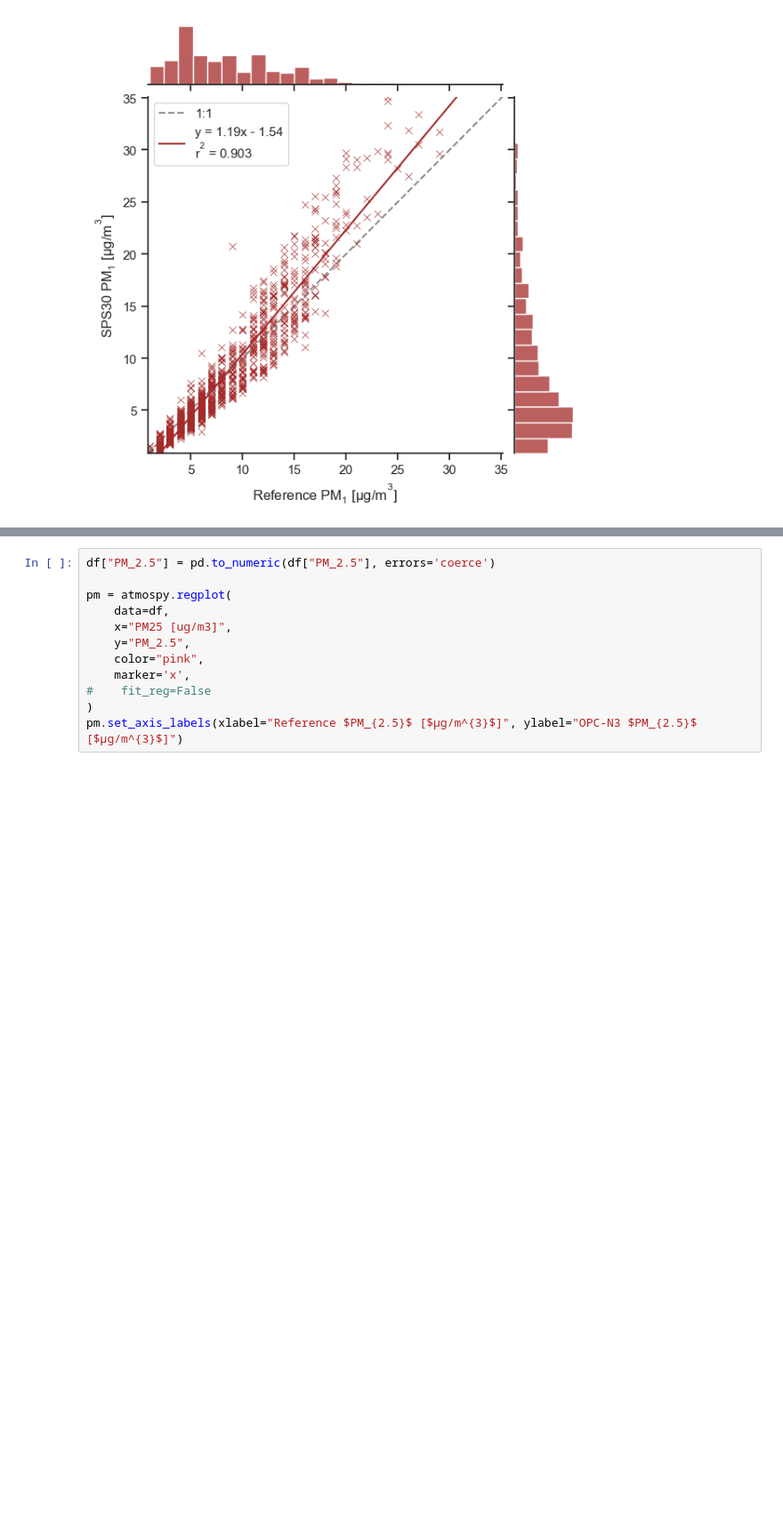
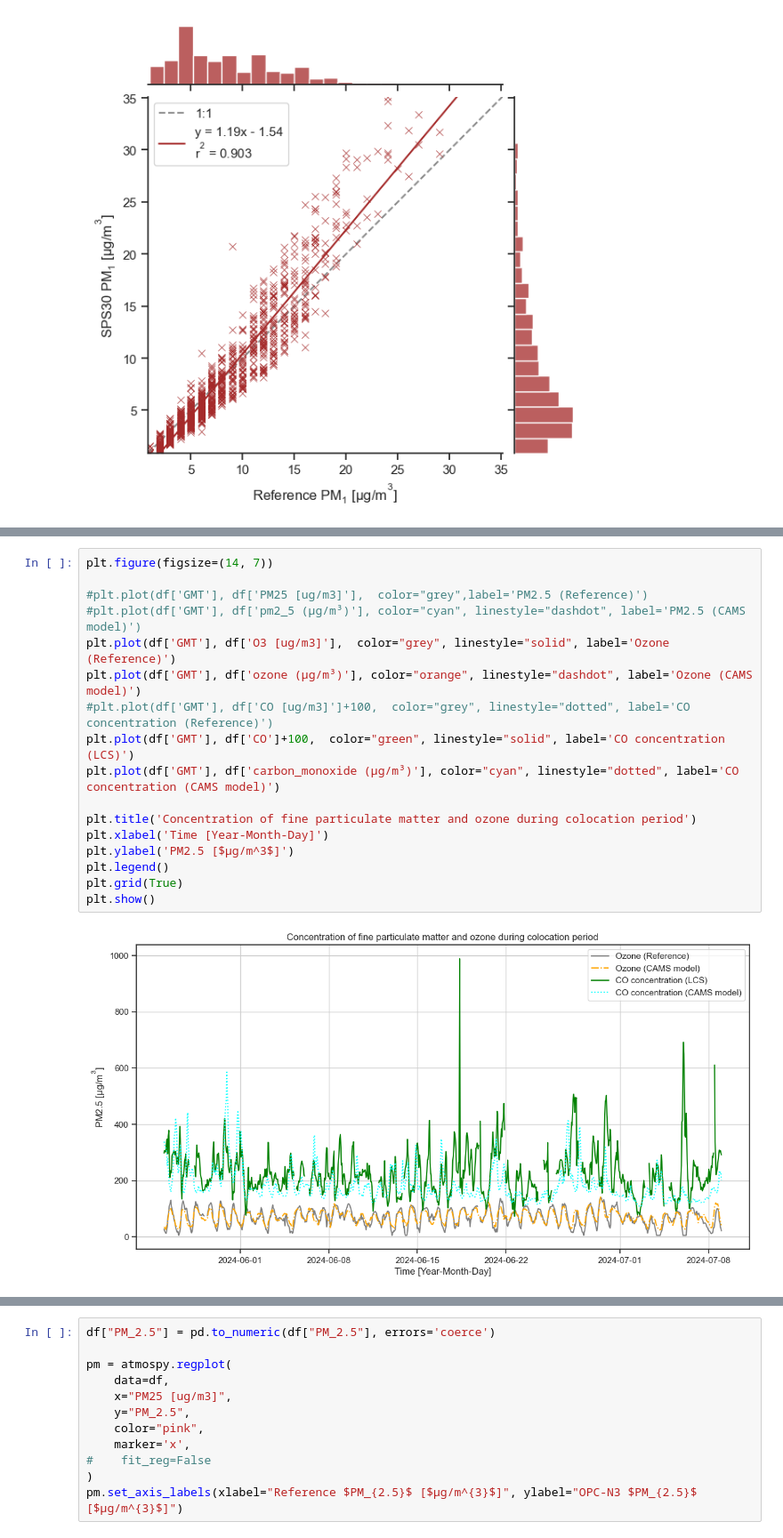
Before and after one commit to vn-hub/koloka, a Jupyter notebook: Eval3_summer.ipynb, the cells around one changed output, grey strips where cells are left out. Shown at 89% size. Cells and saved outputs as stored; diff of their text form; blank space fills up the shorter version.

```diff
--- a/Eval3_summer.ipynb
+++ b/Eval3_summer.ipynb
@@ -388,0 +421,19 @@ plt.show()
+# %%
+plt.figure(figsize=(14, 7))
+
+#plt.plot(df['GMT'], df['PM25 [ug/m3]'],  color="grey",label='PM2.5 (Reference)')
+#plt.plot(df['GMT'], df['pm2_5 (μg/m³)'], color="cyan", linestyle="dashdot", label='PM2.5 (CAMS model)')
+plt.plot(df['GMT'], df['O3 [ug/m3]'],  color="grey", linestyle="solid", label='Ozone (Reference)')
+plt.plot(df['GMT'], df['ozone (μg/m³)'], color="orange", linestyle="dashdot", label='Ozone (CAMS model)')
+#plt.plot(df['GMT'], df['CO [ug/m3]']+100,  color="grey", linestyle="dotted", label='CO concentration (Reference)')
+plt.plot(df['GMT'], df['CO']+100,  color="green", linestyle="solid", label='CO concentration (LCS)')
+plt.plot(df['GMT'], df['carbon_monoxide (μg/m³)'], color="cyan", linestyle="dotted", label='CO concentration (CAMS model)')
+
+plt.title('Concentration of fine particulate matter and ozone during colocation period')
+plt.xlabel('Time [Year-Month-Day]')
+plt.ylabel('PM2.5 [$µg/m^3$]')
+plt.legend()
+plt.grid(True)
+plt.show()
+# %% [output]
+[figure, added]
```
Also changed, not shown: parts of 5 cells of this notebook, 2 other files.
